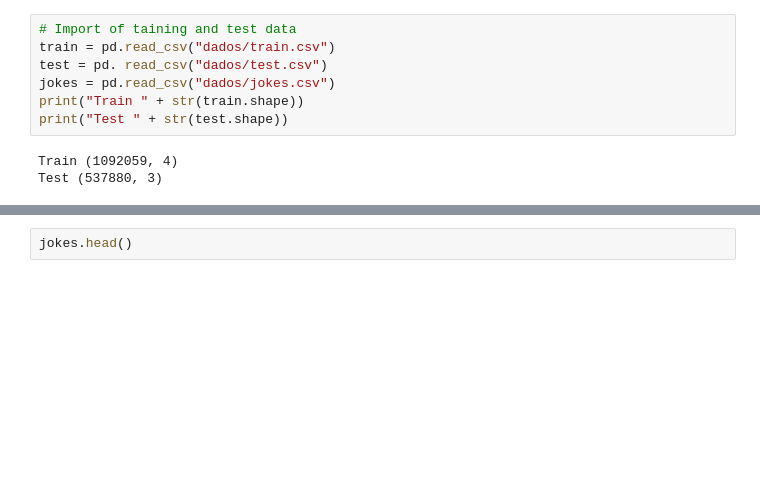
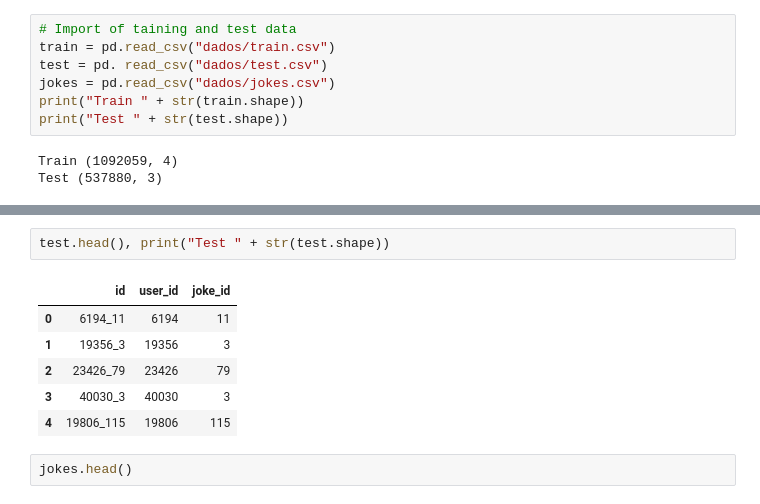
Before and after one commit to houstonsantos/joke_rating, a Jupyter notebook: joke_rating-v2.ipynb, the cells around one changed output, grey strips where cells are left out. Cells and saved outputs as stored; diff of their text form; blank space fills up the shorter version.

```diff
--- a/joke_rating-v2.ipynb
+++ b/joke_rating-v2.ipynb
@@ -38,3 +40,12 @@ train.head()
+# %%
+test.head(), print("Test " + str(test.shape))
+# %% [output]
+|  | id | user_id | joke_id |
+| 0 | 6194_11 | 6194 | 11 |
+| 1 | 19356_3 | 19356 | 3 |
+| 2 | 23426_79 | 23426 | 79 |
+| 3 | 40030_3 | 40030 | 3 |
+| 4 | 19806_115 | 19806 | 115 |
 # %%
 jokes.head()
 # %% [output]
```
Also changed, not shown: parts of 23 cells of this notebook, 1 other file.
